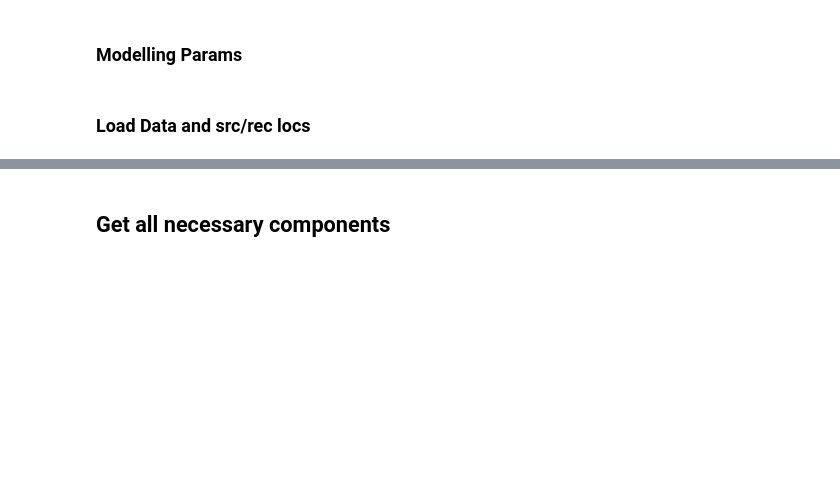
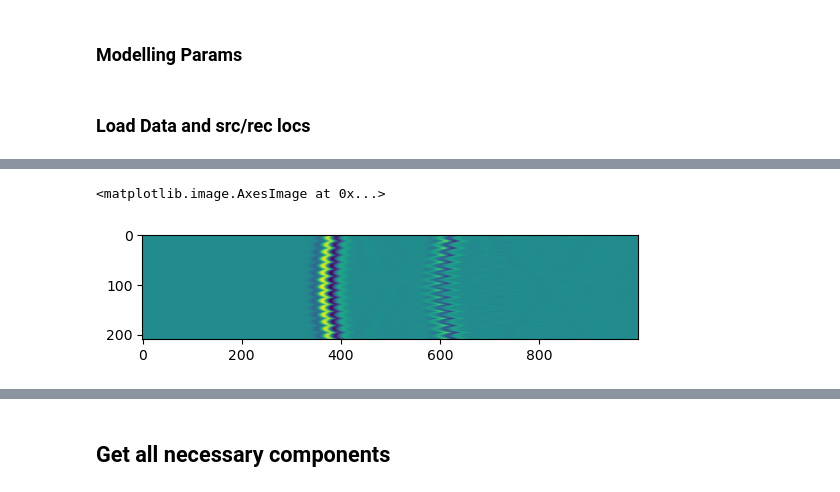
Before and after one commit to FraCSPy/FraCSPy, a Jupyter notebook: Notebooks/MTI /MTI_homoAssumption_eFDverification.ipynb, the cells around one changed output, grey strips where cells are left out. Drawn from its saved outputs; the diff is of its cells as text; code cells hidden in the pictures; blank space fills up the shorter version.

```diff
--- a/Notebooks/MTI /MTI_homoAssumption_eFDverification.ipynb
+++ b/Notebooks/MTI /MTI_homoAssumption_eFDverification.ipynb
@@ -70,3 +70,8 @@ traceimage(vz)
+# %%
+plt.imshow(vz)
+# %% [output]
+<matplotlib.image.AxesImage at 0x...>
+[figure, added]
 # %%
 recs = np.loadtxt('/home/birniece/Documents/data/UTAH_FORGE/ClairesVMods/homo/receiver.dat').T
 recs = np.array([recs[0],recs[2], recs[1]])
```
Also changed, not shown: parts of 3 cells of this notebook, 14 other files.
